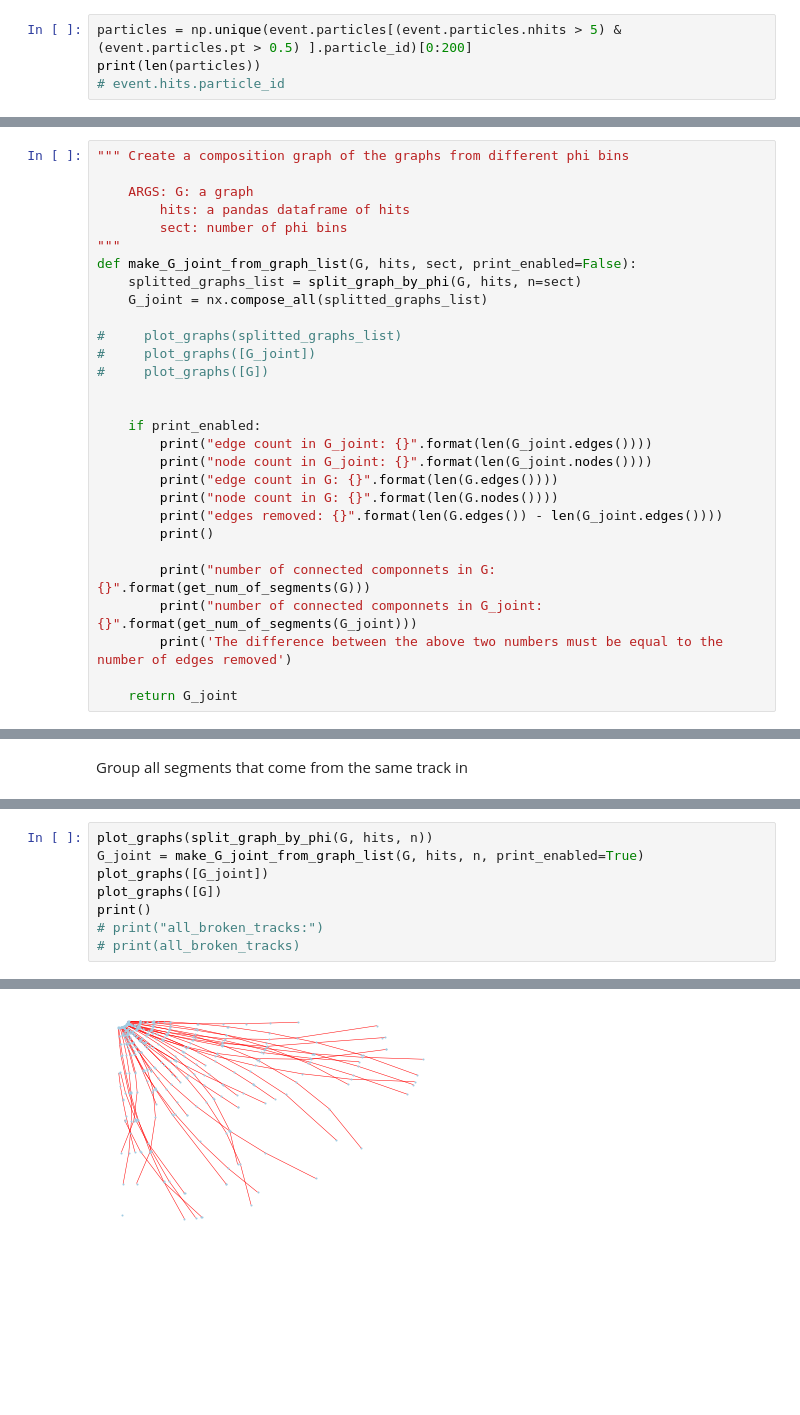
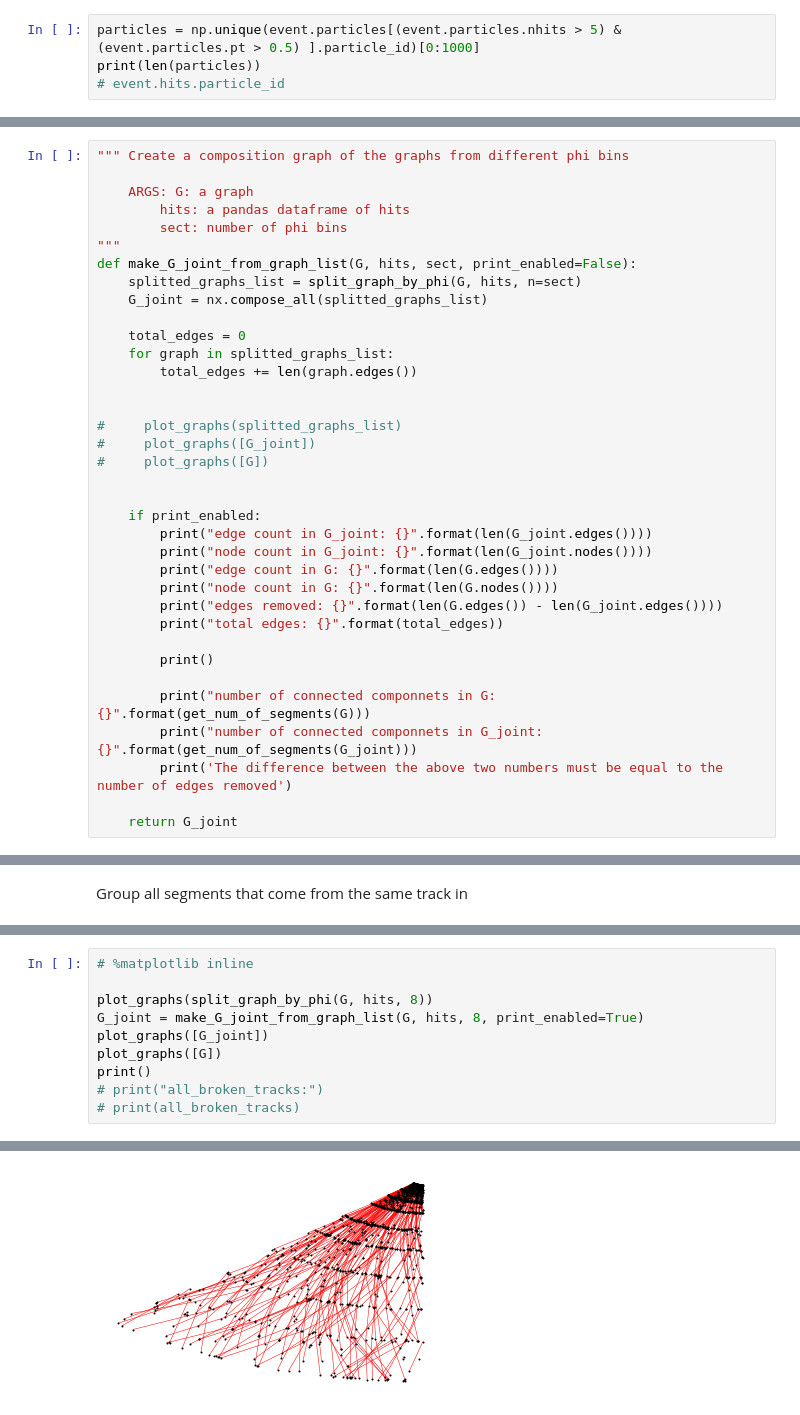
Before and after one commit to cliulinnaeus/heptrkx-gnn-tracking, a Jupyter notebook: code/plot_tracks.ipynb, the cells around one changed output, grey strips where cells are left out. Drawn from its saved outputs; the diff is of its cells as text; blank space fills up the shorter version.

```diff
--- a/code/plot_tracks.ipynb
+++ b/code/plot_tracks.ipynb
@@ -48,7 +49,7 @@ event_hits = event.hits
 event_truth = event.truth
 event_particles = event.particles
 # %%
-particles = np.unique(event.particles[(event.particles.nhits > 5) & (event.particles.pt > 0.5) ].particle_id)[0:200]
+particles = np.unique(event.particles[(event.particles.nhits > 5) & (event.particles.pt > 0.5) ].particle_id)[0:1000]
 print(len(particles))
 # event.hits.particle_id
 # %% [output]
@@ -157,6 +160,11 @@ def get_num_of_segments(G):
 def make_G_joint_from_graph_list(G, hits, sect, print_enabled=False):
     splitted_graphs_list = split_graph_by_phi(G, hits, n=sect)
     G_joint = nx.compose_all(splitted_graphs_list)
+
+    total_edges = 0
+    for graph in splitted_graphs_list:
+        total_edges += len(graph.edges())
+
 
 #     plot_graphs(splitted_graphs_list)
 #     plot_graphs([G_joint])
@@ -169,6 +177,8 @@ def make_G_joint_from_graph_list(G, hits, sect, print_enabled=False):
         print("edge count in G: {}".format(len(G.edges())))
         print("node count in G: {}".format(len(G.nodes())))
         print("edges removed: {}".format(len(G.edges()) - len(G_joint.edges())))
+        print("total edges: {}".format(total_edges))
+
         print()
 
         print("number of connected componnets in G: {}".format(get_num_of_segments(G)))
@@ -366,6 +406,8 @@ all_tracking_params in format {key=particle_id, (unbroken_param, list_of_broken_
 # %%
-plot_graphs(split_graph_by_phi(G, hits, n))
-G_joint = make_G_joint_from_graph_list(G, hits, n, print_enabled=True)
+# %matplotlib inline
+
+plot_graphs(split_graph_by_phi(G, hits, 8))
+G_joint = make_G_joint_from_graph_list(G, hits, 8, print_enabled=True)
 plot_graphs([G_joint])
 plot_graphs([G])
 print()
@@ -385 +432 @@ The difference between the above two numbers must be equal to the number of edge
-[figure, old version]
+[figure, new version]
```
Also changed, not shown: parts of 26 cells of this notebook, 1 other file.
